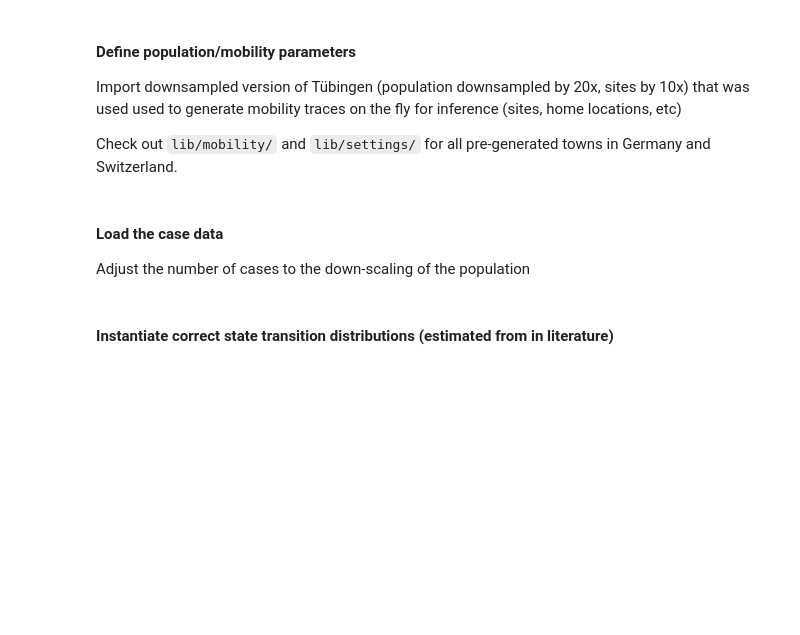
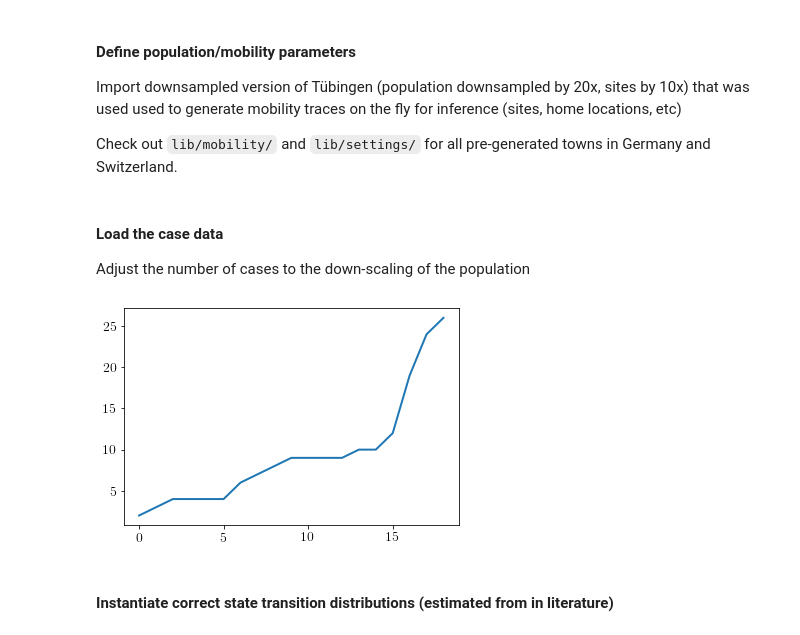
Before and after one commit to covid19-model/simulator, a Jupyter notebook: sim/sim-example.ipynb, the cells around one changed output. Cells and saved outputs as stored; diff of their text form; code cells hidden in the pictures; blank space fills up the shorter version.

```diff
--- a/sim/sim-example.ipynb
+++ b/sim/sim-example.ipynb
@@ -65,8 +65,8 @@ num_workers = multiprocessing.cpu_count() - 1
 # %% [markdown]
 #### Set the time to simulate
 # %%
-start_date = '2020-03-11'
-end_date = '2020-03-31'
+start_date = '2020-03-08'
+end_date = '2020-03-27'
 sim_days = (pd.to_datetime(end_date) - pd.to_datetime(start_date)).days
 max_time = TO_HOURS * sim_days # in hours
 # %% [markdown]
@@ -92,11 +92,13 @@ Adjust the number of cases to the down-scaling of the population
 # %%
 new_cases_ = collect_data_from_df(country=country, area=area, datatype='new',
     start_date_string=start_date, end_date_string=end_date)
 new_cases = np.ceil(
         (new_cases_ * mob.num_people_unscaled) /
         (mob.downsample * mob.region_population))
 
-plt.plot(new_cases_.sum(1));
+plt.plot(new_cases.sum(1));
+# %% [output]
+[figure, added]
 # %% [markdown]
 #### Instantiate correct state transition distributions (estimated from in literature)
 # %%
```
Also changed, not shown: parts of 8 cells of this notebook, 9 other files.
